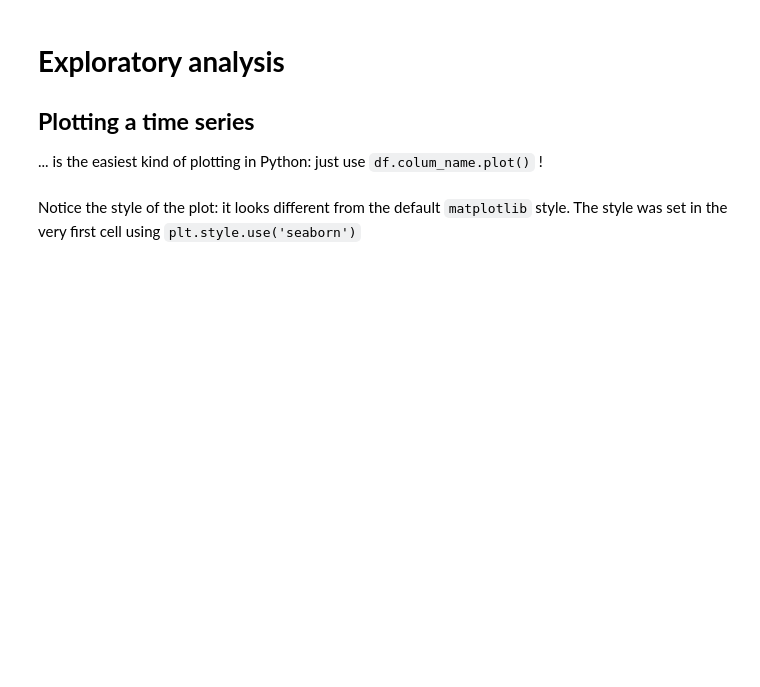
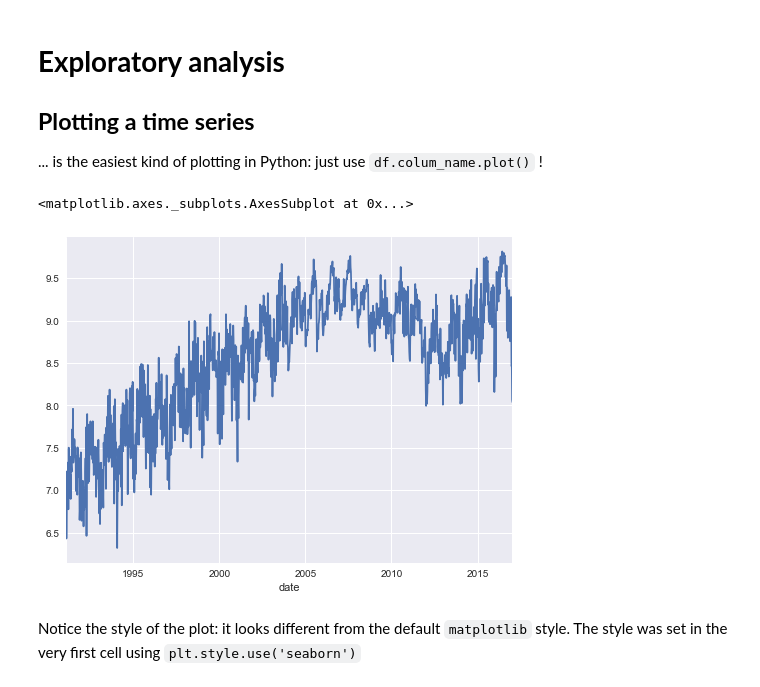
Before and after one commit to castorfou/data-scientist-skills, a Jupyter notebook: python-sandbox/webinar-handson-timeseries/Time_Series_Analysis_in_Python_students.ipynb, the cells around one changed output. Cells and saved outputs as stored; diff of their text form; code cells hidden in the pictures; blank space fills up the shorter version.

```diff
--- a/python-sandbox/webinar-handson-timeseries/Time_Series_Analysis_in_Python_students.ipynb
+++ b/python-sandbox/webinar-handson-timeseries/Time_Series_Analysis_in_Python_students.ipynb
@@ -74,12 +87,13 @@ We'll use the second one.
 Specify `inplace=True` to avoid creating a copy.
 # %%
 # Convert the date column to datetime
-
+data['date']=pd.to_datetime(data['date'])
 
 # Set the index of the DataFrame to the date column
-
+data.set_index('date', inplace=True)
 
 # Print DataFrame summary
-
+data.info()
 
 # Print DataFrame
+print(data.head())
@@ -92,6 +120,10 @@ Specify `inplace=True` to avoid creating a copy.
 ... is the easiest kind of plotting in Python: just use `df.colum_name.plot()` !
 # %%
 # Plot the series
+data.value.plot()
+# %% [output]
+<matplotlib.axes._subplots.AxesSubplot at 0x...>
+[figure, added]
 # %% [markdown]
 Notice the style of the plot: it looks different from the default `matplotlib` style. The style was set in the very first cell using `plt.style.use('seaborn')`
 # %% [markdown]
```
Also changed, not shown: parts of 7 cells of this notebook, 3 other files.
